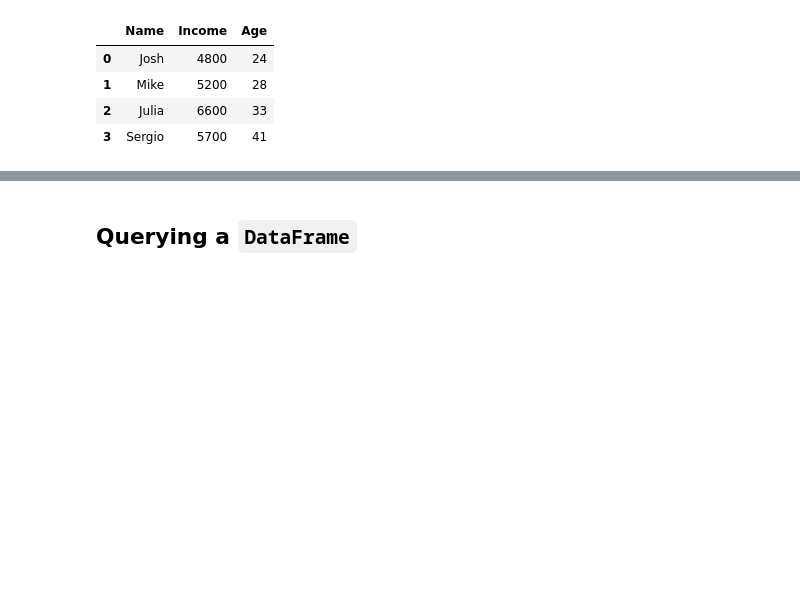
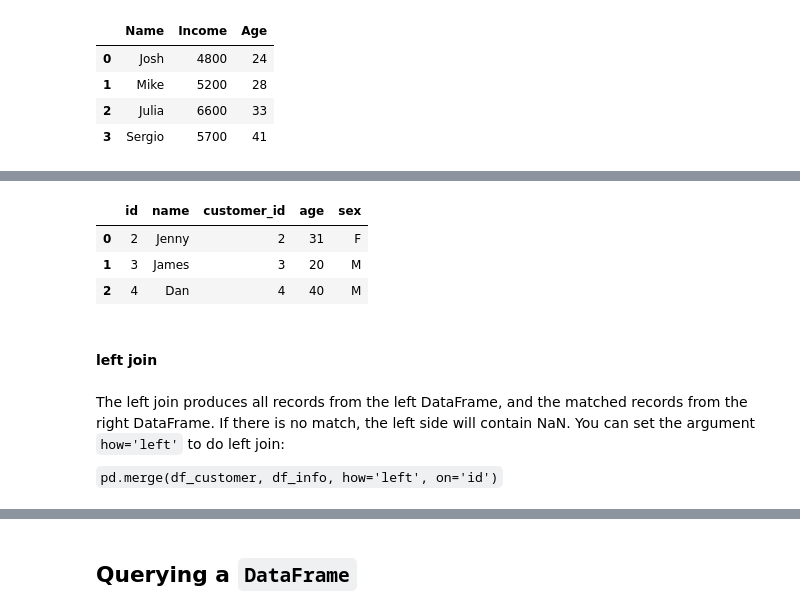
Before and after one commit to dev-SR/machine-learning, a Jupyter notebook: 01pandas/pandas.ipynb, the cells around one changed output, grey strips where cells are left out. Drawn from its saved outputs; the diff is of its cells as text; code cells hidden in the pictures; blank space fills up the shorter version.

```diff
--- a/01pandas/pandas.ipynb
+++ b/01pandas/pandas.ipynb
@@ -1800,0 +1826,6 @@ employees.filter(regex='e$', axis=1)  # Columns end with "e"
+# %%
+df_customer = pd.DataFrame({
+    'id': [1, 2, 3, 4],
+    'name': ['Tom', 'Jenny', 'James', 'Dan'],
+})
+df_customer
@@ -1800,0 +1882,7 @@ employees.filter(regex='e$', axis=1)  # Columns end with "e"
+# %%
+df_info_2 = pd.DataFrame({
+    'customer_id': [2, 3, 4, 5],
+    'age': [31, 20, 40, 70],
+    'sex': ['F', 'M', 'M', 'F']
+})
+df_info_2
@@ -1800,0 +1895,18 @@ employees.filter(regex='e$', axis=1)  # Columns end with "e"
+# %%
+pd.merge(
+  df_customer,
+  df_info_2,
+  left_on='id',
+  right_on='customer_id'
+)
+# %% [output]
+|  | id | name | customer_id | age | sex |
+| 0 | 2 | Jenny | 2 | 31 | F |
+| 1 | 3 | James | 3 | 20 | M |
+| 2 | 4 | Dan | 4 | 40 | M |
+# %% [markdown]
+####  left join
+# %% [markdown]
+The left join produces all records from the left DataFrame, and the matched records from the right DataFrame. If there is no match, the left side will contain NaN. You can set the argument `how='left'` to do left join:
+
+`pd.merge(df_customer, df_info, how='left', on='id')`
```
Also changed, not shown: parts of 219 cells of this notebook, 6 other files.
